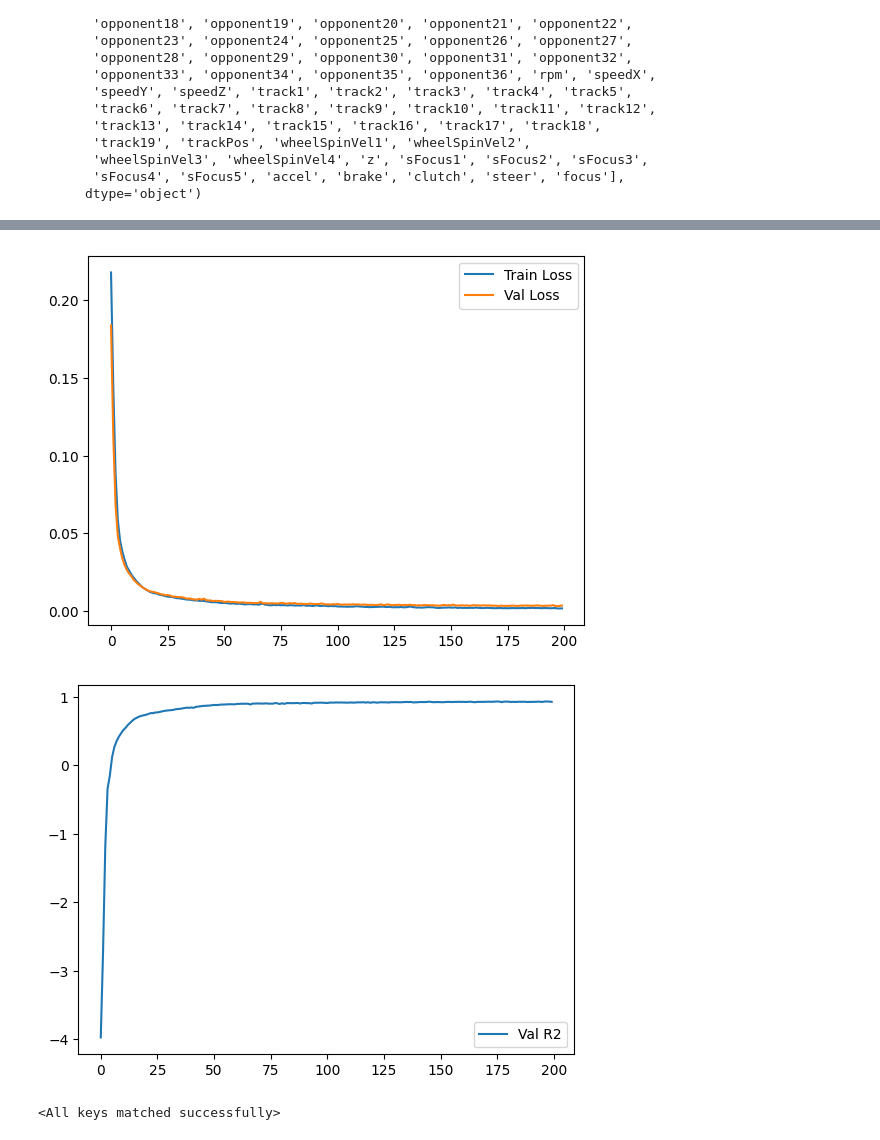
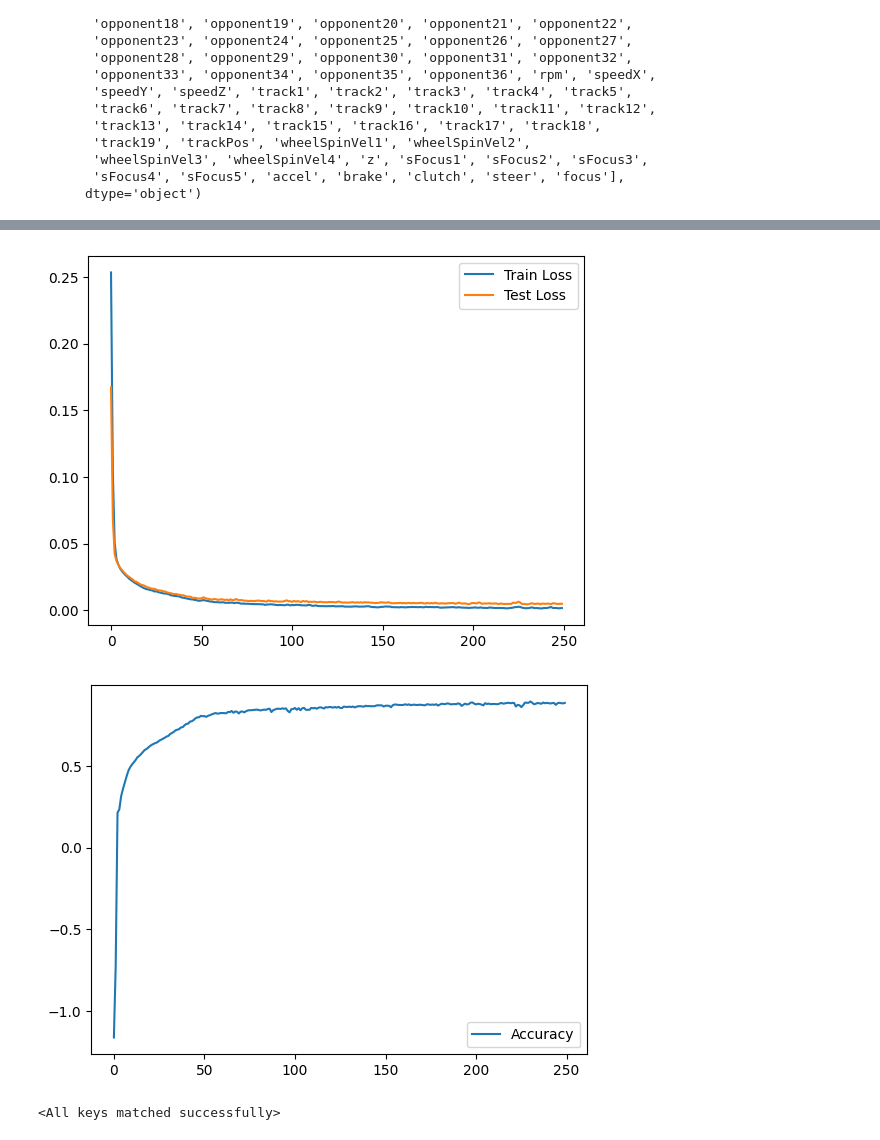
Before and after one commit to Jkachoura/TORCS-client-SSJ, a Jupyter notebook: testing/testing.ipynb, the cells around one changed output, grey strips where cells are left out. Saved outputs shown, nothing was run; the diff lists cells and outputs as text; code cells hidden in the pictures.

```diff
--- a/testing/testing.ipynb
+++ b/testing/testing.ipynb
@@ -58,9 +58,9 @@ Index(['angle', 'distRaced', 'lastLapTime', 'opponent1', 'opponent2',
       dtype='object')
 # %%
 x_train = training_data.loc[:, 'angle': 'z']
-y_train = training_data.loc[:, 'accel': 'steer']
+y_train = training_data[['accel', 'steer', 'brake']]
 x_val = val_data.loc[:, 'angle': 'z']
-y_val = val_data.loc[:, 'accel': 'steer']
+y_val = val_data[['accel', 'steer', 'brake']]
 # %%
 scaler = StandardScaler()
 scaler.fit(x_train)
@@ -107,14 +110,14 @@ print(x_train.shape[1], y_train.shape[1])
 criterion = nn.MSELoss()
 optimizer = optim.Adam(model.parameters(), lr=0.001)
 
-num_epochs = 200
+num_epochs = 250
 batch_size = 256
 
 train_loss = []
 val_loss = []
 val_r2 = []
 
-for epoch in range(num_epochs):
+for epoch in tqdm(range(num_epochs)):
     model.train()
     running_loss = 0.0
     for i, (inputs, targets) in enumerate(train_loader):
@@ -156,16 +159,16 @@ Epoch 200/200, Train Loss: 0.0017933305711127245, Val Loss: 0.003613253822550177
 # %%
 plt.plot(train_loss, label='Train Loss')
-plt.plot(val_loss, label='Val Loss')
+plt.plot(val_loss, label='Test Loss')
 plt.legend()
 plt.show()
 # %% [output]
-[figure, old version]
+[figure, new version]
 # %%
-plt.plot(val_r2, label='Val R2')
+plt.plot(val_r2, label='Accuracy')
 plt.legend()
 plt.show()
 # %% [output]
-[figure, old version]
+[figure, new version]
 # %%
 #save model
 
```
Also changed, not shown: parts of 4 cells of this notebook, 7 other files.
